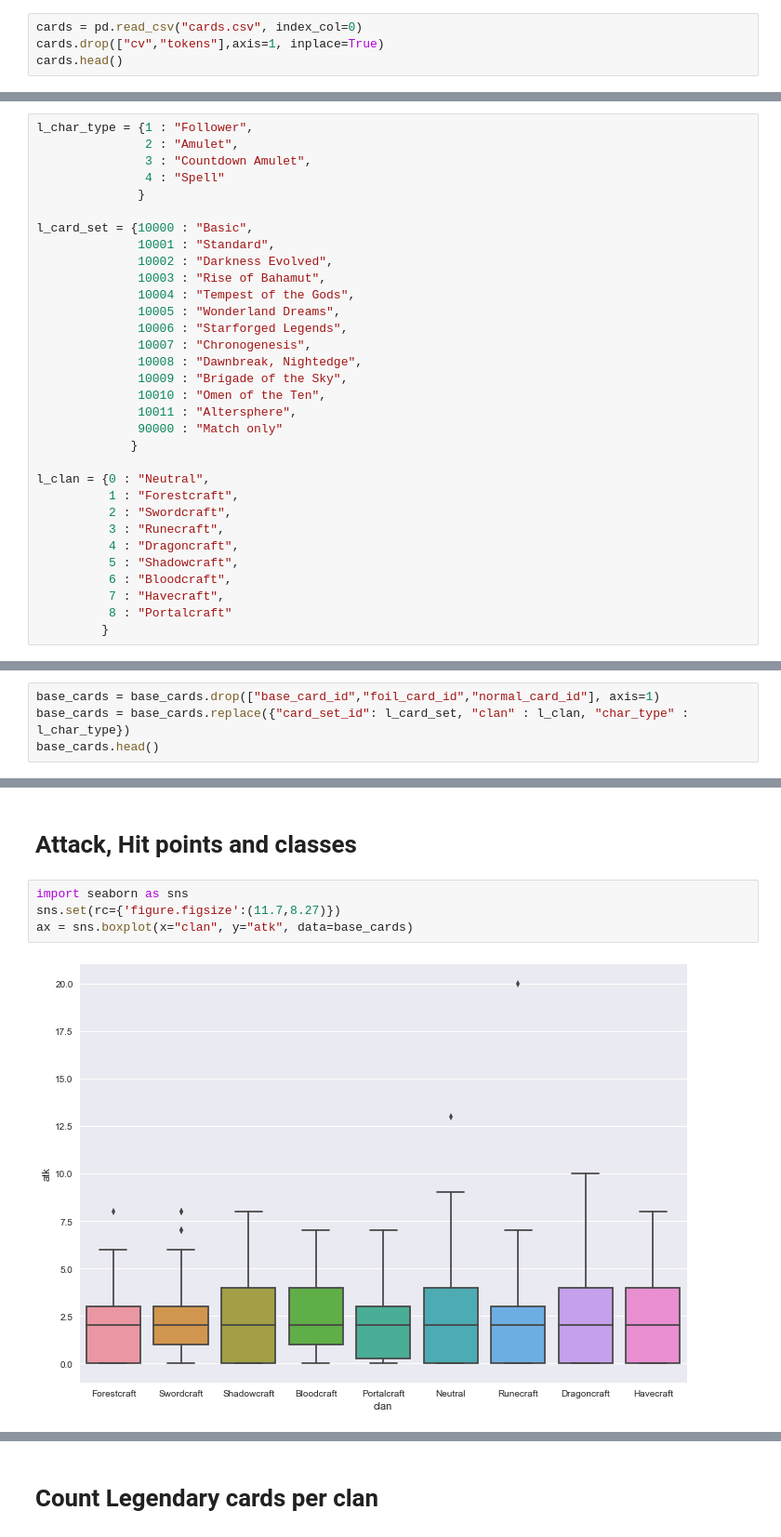
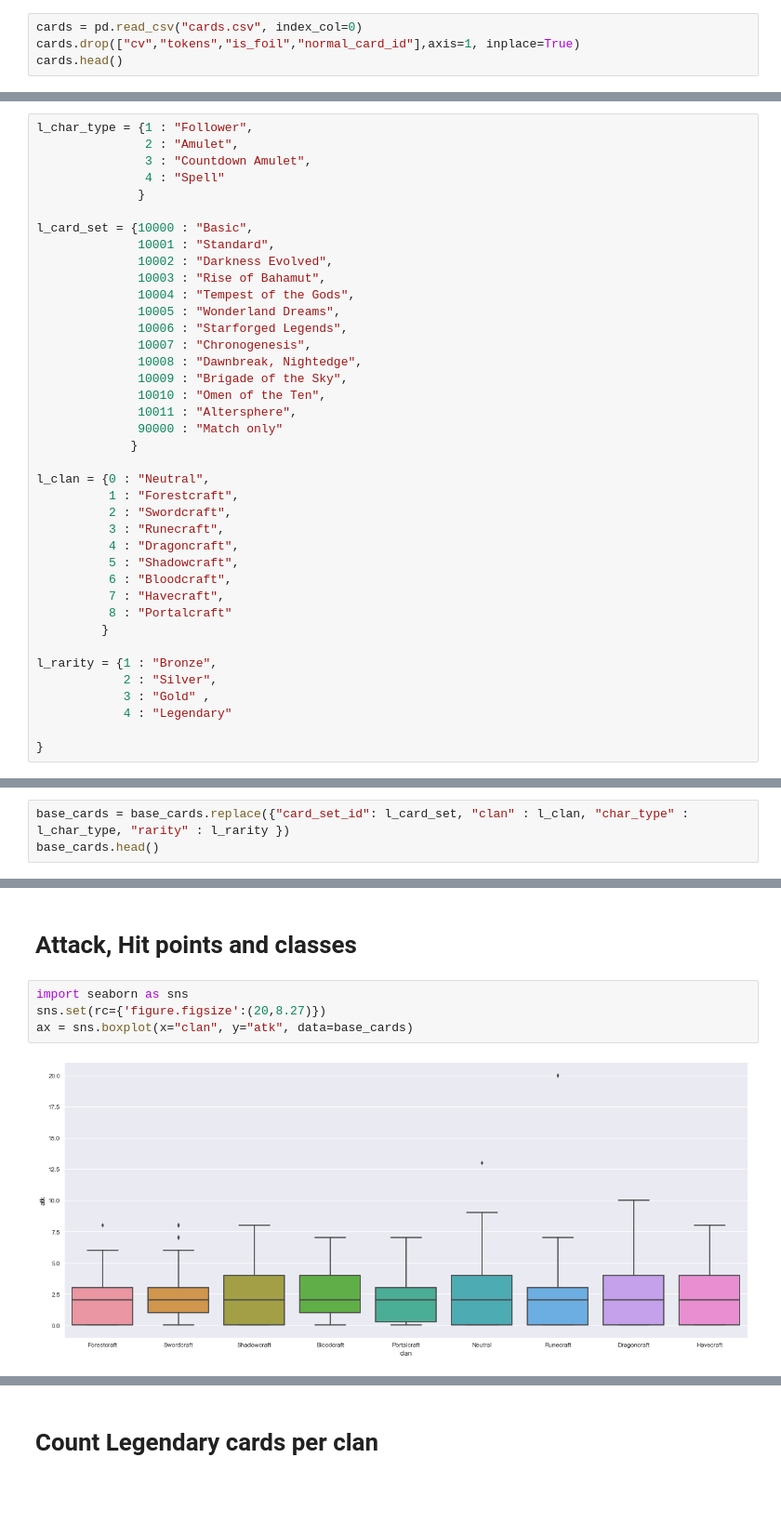
Before and after one commit to kerotairo/Shadowverse_Exploration, a Jupyter notebook: Exploration.ipynb, the cells around one changed output, grey strips where cells are left out. Shown: that part at 93% size. Drawn from its saved outputs; the diff is of its cells as text; blank space fills up the shorter version.

Commit message:
added more plots

```diff
--- a/Exploration.ipynb
+++ b/Exploration.ipynb
@@ -14,7 +14,7 @@ pd.set_option('display.max_columns', 500)
 I referred to [theabhishek2511](https://gist.github.com/theabhishek2511/dfd54989013254324cc4d67f1dbc9f7f)'s post for value mapping and api. Much has changed since in-game since the post especially the addition of a new leader and clan, Portalcraft. Several new card packages were also released so I updated the list accordingly.
 # %%
 cards = pd.read_csv("cards.csv", index_col=0)
-cards.drop(["cv","tokens"],axis=1, inplace=True)
+cards.drop(["cv","tokens","is_foil","normal_card_id"],axis=1, inplace=True)
 cards.head()
 # %% [output]
 |  | atk | base_card_id | card_id | card_name | card_set_id | char_type | clan | copyright | cost | ... |
@@ -116,13 +127,19 @@ l_clan = {0 : "Neutral",
           7 : "Havecraft",
           8 : "Portalcraft"
          }
+
+l_rarity = {1 : "Bronze",
+            2 : "Silver",
+            3 : "Gold" ,
+            4 : "Legendary"
+
+}
 # %% [markdown]
 # Separate alternate art cards from base cards
 # %%
 alt_cards = cards[cards["base_card_id"] != cards["card_id"]]
 base_cards = cards[cards["base_card_id"] == cards["card_id"]]
 # %%
-base_cards = base_cards.drop(["base_card_id","foil_card_id","normal_card_id"], axis=1)
-base_cards = base_cards.replace({"card_set_id": l_card_set, "clan" : l_clan, "char_type" : l_char_type})
+base_cards = base_cards.replace({"card_set_id": l_card_set, "clan" : l_clan, "char_type" : l_char_type, "rarity" : l_rarity })
 base_cards.head()
 # %% [output]
@@ -136,10 +153,10 @@ base_cards.head()
 # Attack, Hit points and classes
 # %%
 import seaborn as sns
-sns.set(rc={'figure.figsize':(11.7,8.27)})
+sns.set(rc={'figure.figsize':(20,8.27)})
 ax = sns.boxplot(x="clan", y="atk", data=base_cards)
 # %% [output]
-[figure, old version]
+[figure, new version]
 # %%
 ax = sns.boxplot(x="clan", y="life", data=base_cards)
 # %% [output]
```
Also changed, not shown: parts of 15 cells of this notebook.
